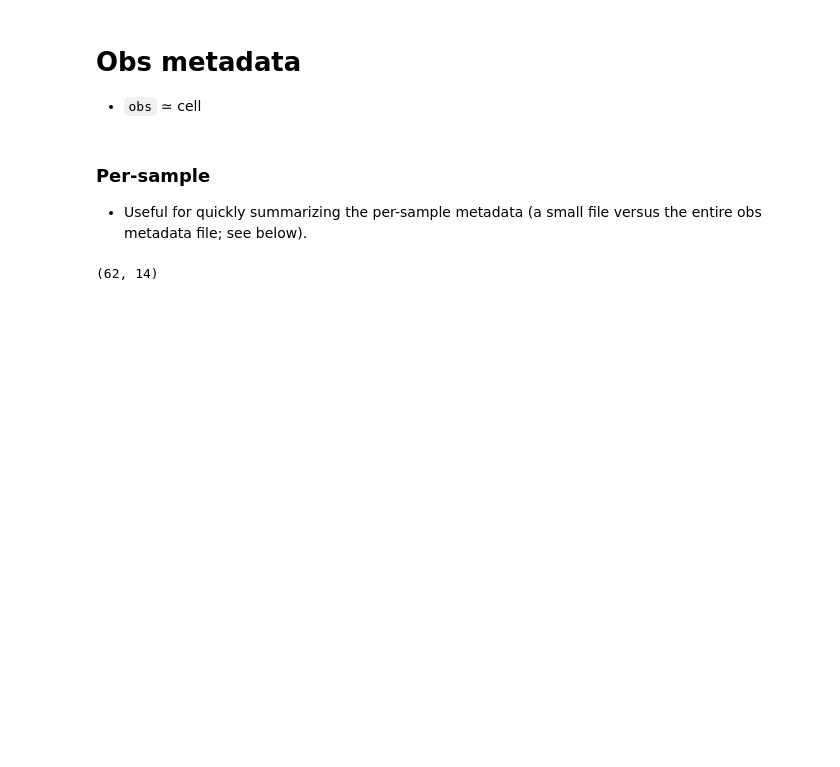
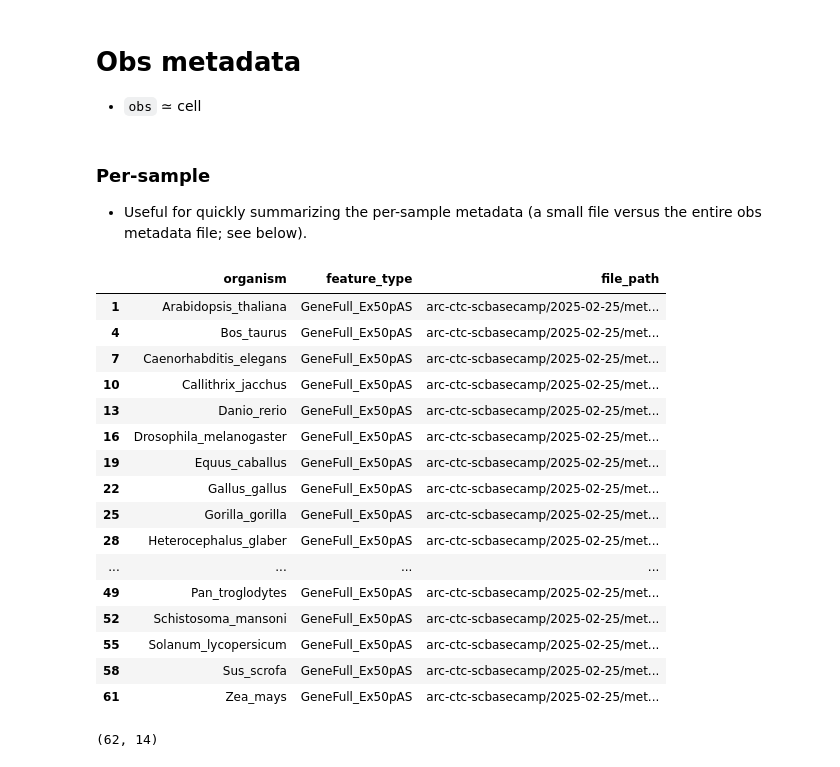
Before and after one commit to rdas-genesilico-ai/arc-virtual-cell-atlas-uv, a Jupyter notebook: scBaseCamp/tutorial-py.ipynb, the cells around one changed output. Cells and saved outputs as stored; diff of their text form; code cells hidden in the pictures; blank space fills up the shorter version.

```diff
--- a/scBaseCamp/tutorial-py.ipynb
+++ b/scBaseCamp/tutorial-py.ipynb
@@ -37,3 +39,15 @@ gcp_base_path = "gs://arc-ctc-scbasecamp/2025-02-25/"
+# %%
+# helper function
+def get_parquet_files(gcs_base_path: str, target: str=None, endswith: str=None):
+    files = fs.glob(os.path.join(gcs_base_path, "**"))
+    if target:
+        files = [f for f in files if os.path.basename(f) == target]
+    else:
+        files = [f for f in files if f.endswith(endswith)]
+    file_list = []
+    for f in files:
+        file_list.append(f.split("/")[-3:-1] + [f])
+    return pd.DataFrame(file_list, columns=["organism", "feature_type", "file_path"])
 # %% [markdown]
 ## Parquet files
 
@@ -40,0 +59,4 @@ gcp_base_path = "gs://arc-ctc-scbasecamp/2025-02-25/"
+# %%
+# set the path to the metadata files
+gcs_path = os.path.join(gcs_base_path, "metadata")
+gcs_path
@@ -143,4 +126,26 @@ h5ad_files
 ### Per-sample
 
 * Useful for quickly summarizing the per-sample metadata (a small file versus the entire obs metadata file; see below).
+# %%
+# filter to target count type
+sample_pq_files_f = sample_pq_files[sample_pq_files["feature_type"] == target_feature_type]
+sample_pq_files_f
+# %% [output]
+|  | organism | feature_type | file_path |
+| 1 | Arabidopsis_thaliana | GeneFull_Ex50pAS | arc-ctc-scbasecamp/2025-02-25/met... |
+| 4 | Bos_taurus | GeneFull_Ex50pAS | arc-ctc-scbasecamp/2025-02-25/met... |
+| 7 | Caenorhabditis_elegans | GeneFull_Ex50pAS | arc-ctc-scbasecamp/2025-02-25/met... |
+| 10 | Callithrix_jacchus | GeneFull_Ex50pAS | arc-ctc-scbasecamp/2025-02-25/met... |
+| 13 | Danio_rerio | GeneFull_Ex50pAS | arc-ctc-scbasecamp/2025-02-25/met... |
+| 16 | Drosophila_melanogaster | GeneFull_Ex50pAS | arc-ctc-scbasecamp/2025-02-25/met... |
+| 19 | Equus_caballus | GeneFull_Ex50pAS | arc-ctc-scbasecamp/2025-02-25/met... |
+| 22 | Gallus_gallus | GeneFull_Ex50pAS | arc-ctc-scbasecamp/2025-02-25/met... |
+| 25 | Gorilla_gorilla | GeneFull_Ex50pAS | arc-ctc-scbasecamp/2025-02-25/met... |
+| 28 | Heterocephalus_glaber | GeneFull_Ex50pAS | arc-ctc-scbasecamp/2025-02-25/met... |
+| ... | ... | ... | ... |
+| 49 | Pan_troglodytes | GeneFull_Ex50pAS | arc-ctc-scbasecamp/2025-02-25/met... |
+| 52 | Schistosoma_mansoni | GeneFull_Ex50pAS | arc-ctc-scbasecamp/2025-02-25/met... |
+| 55 | Solanum_lycopersicum | GeneFull_Ex50pAS | arc-ctc-scbasecamp/2025-02-25/met... |
+| 58 | Sus_scrofa | GeneFull_Ex50pAS | arc-ctc-scbasecamp/2025-02-25/met... |
+| 61 | Zea_mays | GeneFull_Ex50pAS | arc-ctc-scbasecamp/2025-02-25/met... |
 # %%
```
Also changed, not shown: parts of 24 cells of this notebook, 5 other files.
